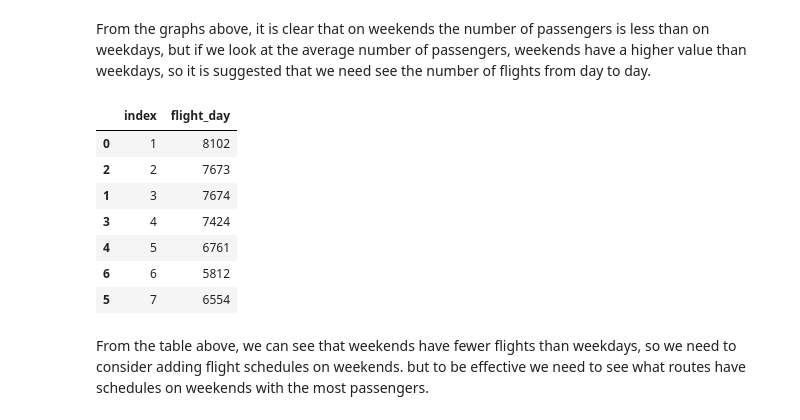
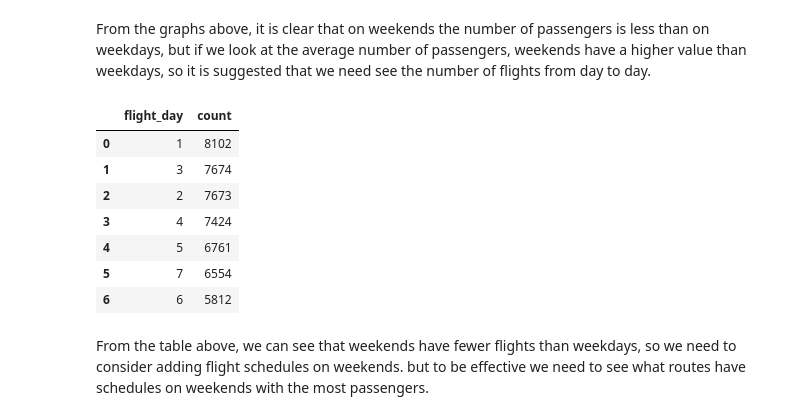
Before and after one commit to HaDo1802/Southwest_Airlines_Web_Scraping, a Jupyter notebook: Predicting customer buying behavior.ipynb, the cells around one changed output. Cells and saved outputs as stored; diff of their text form; code cells hidden in the pictures.

```diff
--- a/Predicting customer buying behavior.ipynb
+++ b/Predicting customer buying behavior.ipynb
@@ -152,16 +142,16 @@ plt.show()
 # %% [markdown]
 From the graphs above, it is clear that on weekends the number of passengers is less than on weekdays, but if we look at the average number of passengers, weekends have a higher value than weekdays, so it is suggested that we need see the number of flights from day to day.
 # %%
-df['flight_day'].value_counts().reset_index().sort_values(by='index')
+df['flight_day'].value_counts().reset_index()
 # %% [output]
-|  | index | flight_day |
+|  | flight_day | count |
 | 0 | 1 | 8102 |
+| 1 | 3 | 7674 |
 | 2 | 2 | 7673 |
-| 1 | 3 | 7674 |
 | 3 | 4 | 7424 |
 | 4 | 5 | 6761 |
+| 5 | 7 | 6554 |
 | 6 | 6 | 5812 |
-| 5 | 7 | 6554 |
 # %% [markdown]
 From the table above, we can see that weekends have fewer flights than weekdays, so we need to consider adding flight schedules on weekends. but to be effective we need to see what routes have schedules on weekends with the most passengers.
 # %%
```
Also changed, not shown: parts of 19 cells of this notebook, 6 other files.
